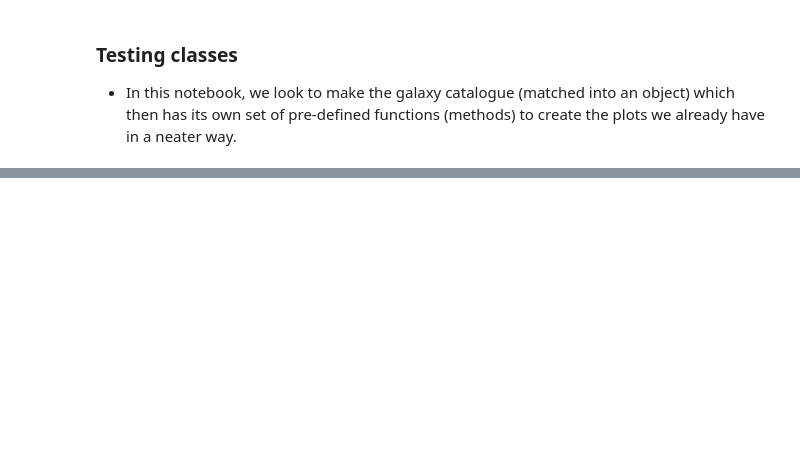
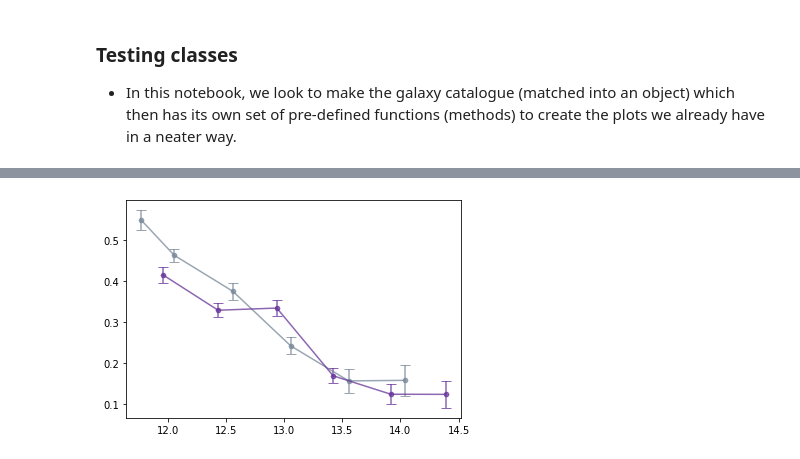
Before and after one commit to Chris-Duckworth/spin_bias, a Jupyter notebook: scripts/class_scripts/testing_classes.ipynb, the cells around one changed output, grey strips where cells are left out. Cells and saved outputs as stored; diff of their text form; code cells hidden in the pictures; blank space fills up the shorter version.

```diff
--- a/scripts/class_scripts/testing_classes.ipynb
+++ b/scripts/class_scripts/testing_classes.ipynb
@@ -36,0 +59,10 @@ p = info.compute_expected_y("halo_mass_stel", "lambda_re", method='running_mean'
+# %%
+x_bins = np.array([12, 12.5, 13, 13.5, 14])
+z_percentiles = np.array([25, 50, 75])
+z_percentile_labels = ['Q1 $\mathrm{M_{stel}/M_{halo}}$', 'mid low', 'mid high', 'Q4 $\mathrm{M_{stel}/M_{halo}}$']
+
+fig, ax = plt.subplots()
+info.binned_percentiles_three_props("halo_mass_stel", "lambda_re", "halo_mass_stel", x_bins, z_percentiles, z_percentile_labels, ax, extrema=True)
+plt.show()
+# %% [output]
+[figure, added]
```
Also changed, not shown: parts of 10 cells of this notebook, 4 other files.
